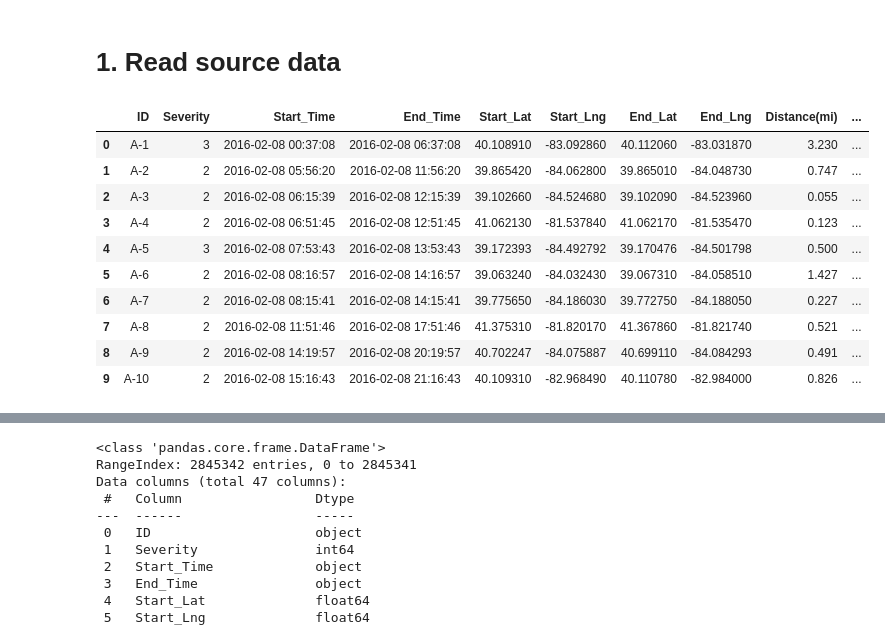
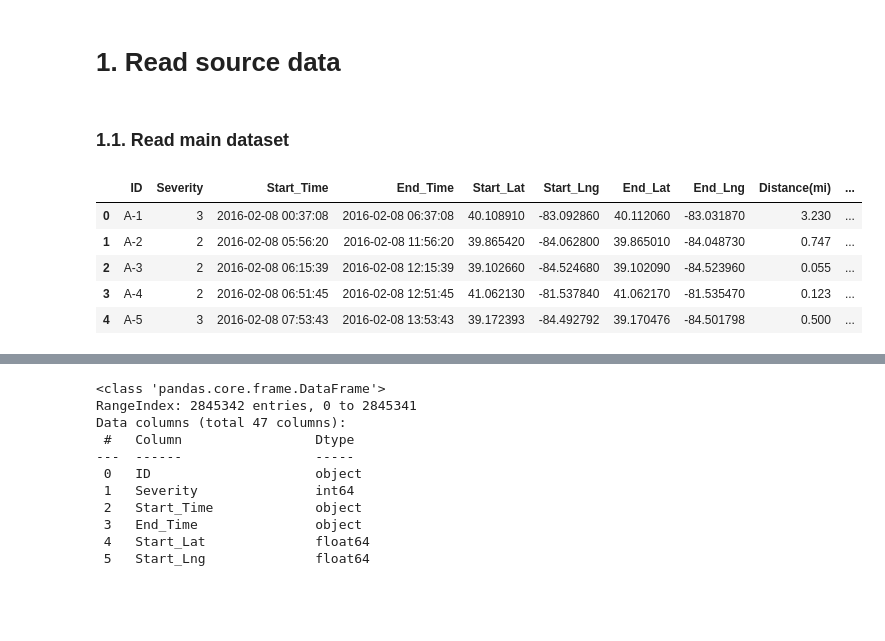
Before and after one commit to lyubol/Exploratory-Data-Analysis, a Jupyter notebook: EDA - US Accidents/US Accidents-checkpoint.ipynb, the cells around one changed output, grey strips where cells are left out. Drawn from its saved outputs; the diff is of its cells as text; code cells hidden in the pictures; blank space fills up the shorter version.

```diff
--- a/EDA - US Accidents/US Accidents-checkpoint.ipynb
+++ b/EDA - US Accidents/US Accidents-checkpoint.ipynb
@@ -76,16 +78,13 @@ pd.set_option("display.max_columns", None)
+# %% [markdown]
+### 1.1. Read main dataset
 # %%
 df = pd.read_csv("C:/Users/L_L/Documents/Learning Resources/Datasets/US_Accidents_Dec21_updated.csv")
 
-df.head(10)
+df.head()
 # %% [output]
 |  | ID | Severity | Start_Time | End_Time | Start_Lat | Start_Lng | End_Lat | End_Lng | Distance(mi) | ... |
 | 0 | A-1 | 3 | 2016-02-08 00:37:08 | 2016-02-08 06:37:08 | 40.108910 | -83.092860 | 40.112060 | -83.031870 | 3.230 | ... |
 | 1 | A-2 | 2 | 2016-02-08 05:56:20 | 2016-02-08 11:56:20 | 39.865420 | -84.062800 | 39.865010 | -84.048730 | 0.747 | ... |
 | 2 | A-3 | 2 | 2016-02-08 06:15:39 | 2016-02-08 12:15:39 | 39.102660 | -84.524680 | 39.102090 | -84.523960 | 0.055 | ... |
 | 3 | A-4 | 2 | 2016-02-08 06:51:45 | 2016-02-08 12:51:45 | 41.062130 | -81.537840 | 41.062170 | -81.535470 | 0.123 | ... |
 | 4 | A-5 | 3 | 2016-02-08 07:53:43 | 2016-02-08 13:53:43 | 39.172393 | -84.492792 | 39.170476 | -84.501798 | 0.500 | ... |
-| 5 | A-6 | 2 | 2016-02-08 08:16:57 | 2016-02-08 14:16:57 | 39.063240 | -84.032430 | 39.067310 | -84.058510 | 1.427 | ... |
-| 6 | A-7 | 2 | 2016-02-08 08:15:41 | 2016-02-08 14:15:41 | 39.775650 | -84.186030 | 39.772750 | -84.188050 | 0.227 | ... |
-| 7 | A-8 | 2 | 2016-02-08 11:51:46 | 2016-02-08 17:51:46 | 41.375310 | -81.820170 | 41.367860 | -81.821740 | 0.521 | ... |
-| 8 | A-9 | 2 | 2016-02-08 14:19:57 | 2016-02-08 20:19:57 | 40.702247 | -84.075887 | 40.699110 | -84.084293 | 0.491 | ... |
-| 9 | A-10 | 2 | 2016-02-08 15:16:43 | 2016-02-08 21:16:43 | 40.109310 | -82.968490 | 40.110780 | -82.984000 | 0.826 | ... |
```
Also changed, not shown: parts of 8 cells of this notebook.
